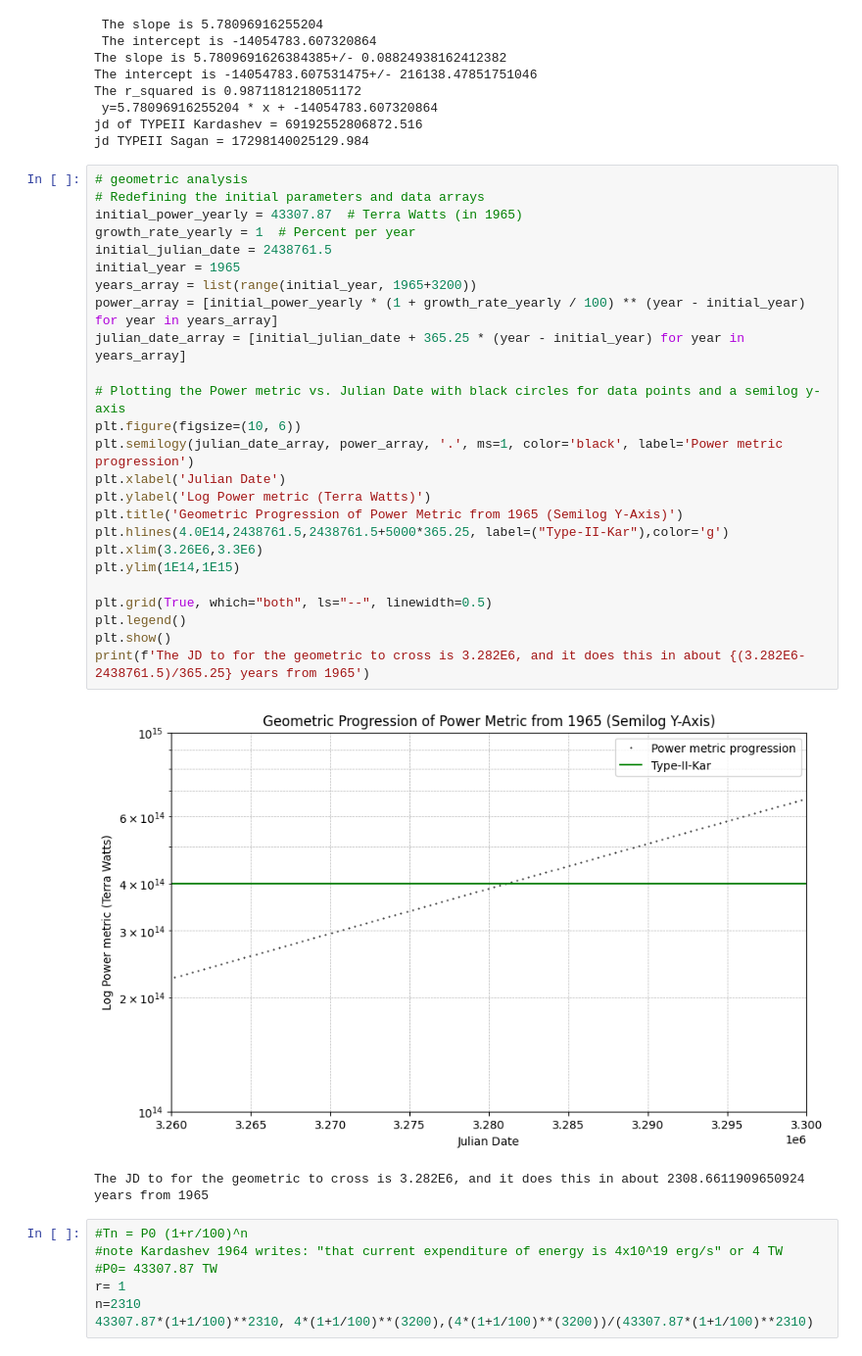
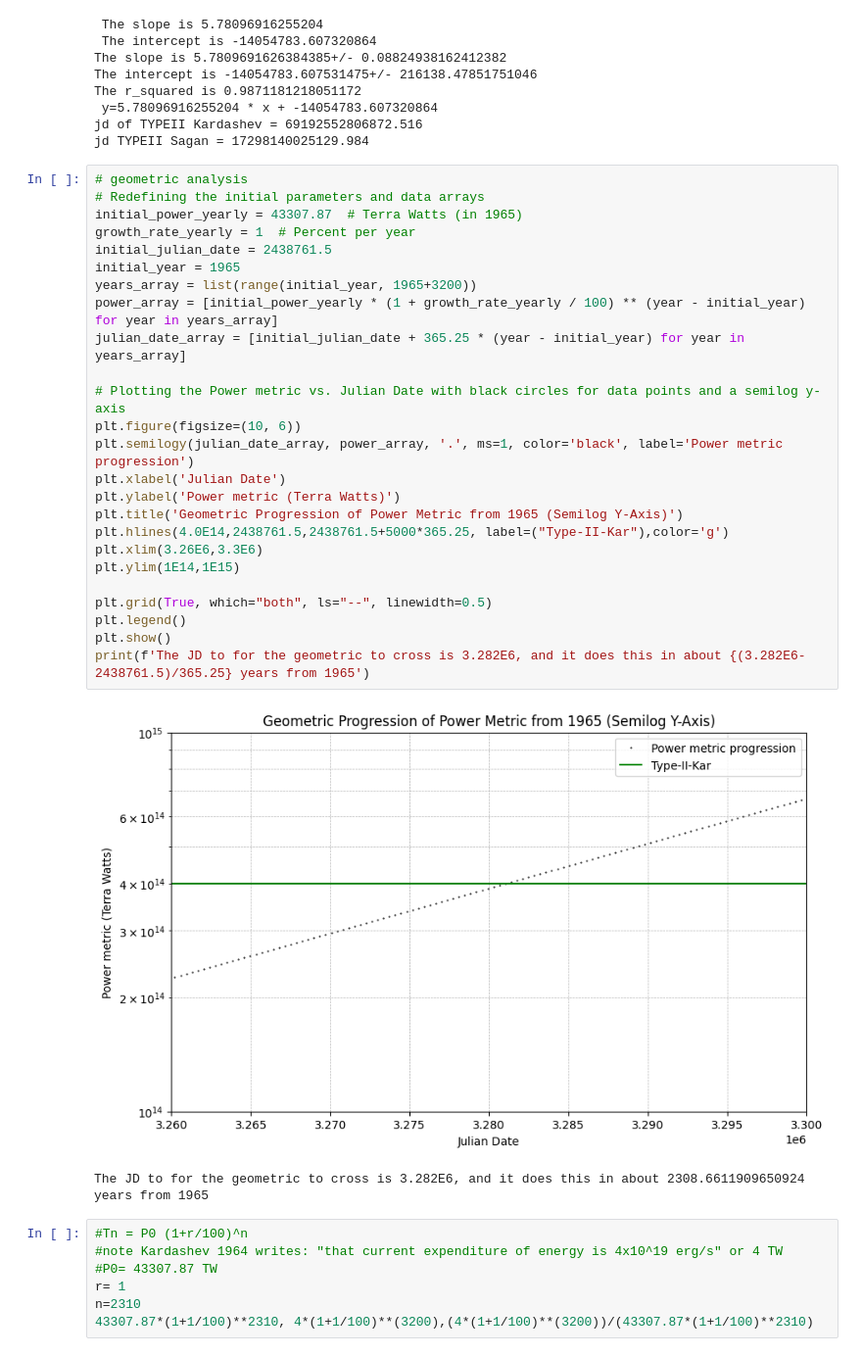
Before and after one commit to sebaguro/AstroOD, a Jupyter notebook: kardashev_git.ipynb, the cells around one changed output. Shown: that part at 98% size. Cells and saved outputs as stored; diff of their text form.

```diff
--- a/kardashev_git.ipynb
+++ b/kardashev_git.ipynb
@@ -164,30 +164,30 @@ jd TYPEII Sagan = 17298140025129.984
 # %%
 # geometric analysis
 # Redefining the initial parameters and data arrays
 initial_power_yearly = 43307.87  # Terra Watts (in 1965)
 growth_rate_yearly = 1  # Percent per year
 initial_julian_date = 2438761.5
 initial_year = 1965
 years_array = list(range(initial_year, 1965+3200))
 power_array = [initial_power_yearly * (1 + growth_rate_yearly / 100) ** (year - initial_year) for year in years_array]
 julian_date_array = [initial_julian_date + 365.25 * (year - initial_year) for year in years_array]
 
 # Plotting the Power metric vs. Julian Date with black circles for data points and a semilog y-axis
 plt.figure(figsize=(10, 6))
 plt.semilogy(julian_date_array, power_array, '.', ms=1, color='black', label='Power metric progression')
 plt.xlabel('Julian Date')
-plt.ylabel('Log Power metric (Terra Watts)')
+plt.ylabel('Power metric (Terra Watts)')
 plt.title('Geometric Progression of Power Metric from 1965 (Semilog Y-Axis)')
 plt.hlines(4.0E14,2438761.5,2438761.5+5000*365.25, label=("Type-II-Kar"),color='g')
 plt.xlim(3.26E6,3.3E6)
 plt.ylim(1E14,1E15)
 
 plt.grid(True, which="both", ls="--", linewidth=0.5)
 plt.legend()
 plt.show()
 print(f'The JD to for the geometric to cross is 3.282E6, and it does this in about {(3.282E6-2438761.5)/365.25} years from 1965')
 # %% [output]
-[figure, old version]
+[figure, new version]
 The JD to for the geometric to cross is 3.282E6, and it does this in about 2308.6611909650924 years from 1965
 # %%
 #Tn = P0 (1+r/100)^n
```
